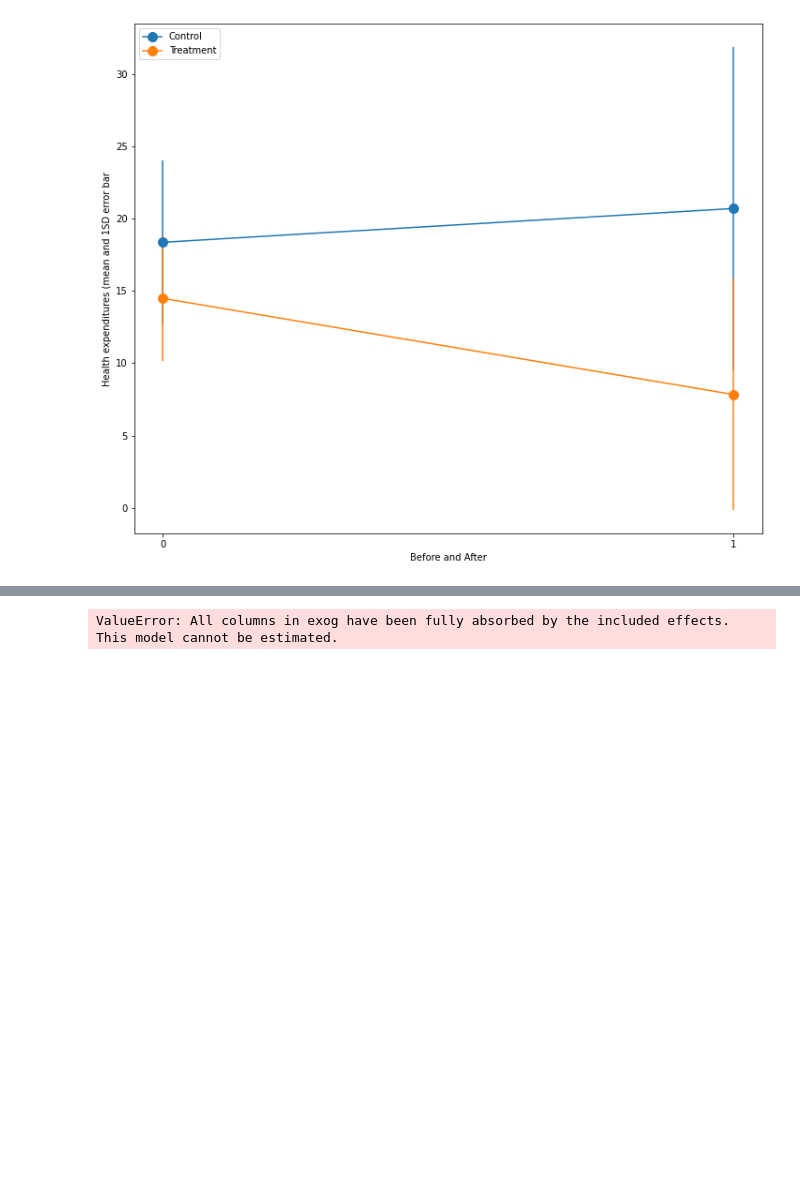
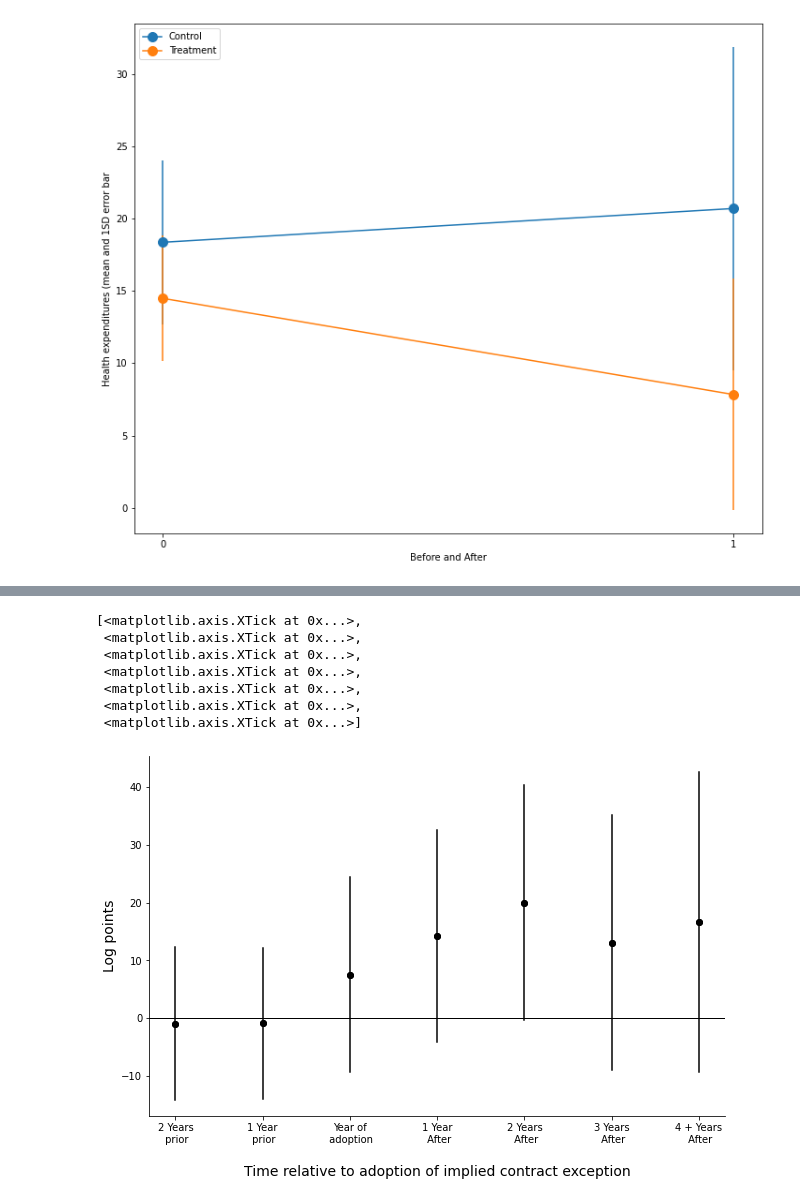
Before and after one commit to d2cml-ai/python_visual_library, a Jupyter notebook: python_notebooks/05_difference_in_differences.ipynb, the cells around one changed output, grey strips where cells are left out. Cells and saved outputs as stored; diff of their text form; code cells hidden in the pictures; blank space fills up the shorter version.

```diff
--- a/python_notebooks/05_difference_in_differences.ipynb
+++ b/python_notebooks/05_difference_in_differences.ipynb
@@ -66,17 +66,59 @@ data4 = data3[data3['state'] != 98.0]
 data4['year'] = pd.to_numeric(data4['year'])
 data4["trend"] = data4["year"]-78
 
-data4["state_trend"] = data4["state"]/data4["trend"]
+data4["state_trend"] = data4["state"]+data4["trend"]
+# data4['state_trend'] = [(s,y) for s,y in zip(data4.state, data4.trend)]
 data4['annemp'] = pd.to_numeric(data4['annemp'])
 data4["state_year"] = [(s,y) for s,y in zip(data4.state, data4.year)]
+# data4
+# %%
+admico_list = ["admico_2", "admico_1", "admico0", "admico1", "admico2", "admico3", "mico4"]
 # %%
 data5 = data4[['state', 'year','state_year', 'state_trend','annemp', 'lnths','admico_2', 'admico_1', 'admico0', 'admico1', 'admico2', 'admico3', 'mico4', 'admppa_2', 'admppa_1', 'admppa0', 'admppa1', 'admppa2', 'admppa3', 'mppa4','admgfa_2','admgfa_1', 'admgfa0','admgfa1', 'admgfa2','admgfa3', 'mgfa4', 'trend']]
-data5_reset=data5.set_index(['state_year', 'state_trend'])
+data5_reset=data5.set_index(['state', 'state_trend'])
 
-formula = 'lnths ~ np.log10(data5_reset.annemp) + admico_2 + admico_1 + admico0 + admico1 + admico2 + admico3 + mico4 + admppa_2 + admppa_1 + admppa0 + admppa1 + admppa2 + admppa3 + mppa4 + admgfa_2 + admgfa_1 + admgfa0 + admgfa1 + admgfa2 + admgfa3 + mgfa4 - 1'
+formula = '''lnths ~
+np.log(data5_reset.annemp) + + admico_2 + admico_1 + admico0 + admico1 + admico2 + admico3 + mico4 + admppa_2 + admppa_1 + admppa0 + admppa1 + admppa2 + admppa3 + mppa4 + admgfa_2 + admgfa_1  + admgfa0 + admgfa1 + admgfa2 + admgfa3 + mgfa4 - 1
+'''
 y, x_data = patsy.dmatrices(formula, data5_reset, return_type = 'dataframe')
 
 fixed = fe(y, exog = x_data, entity_effects = True, time_effects = True, drop_absorbed=True).fit(cov_type = 'clustered', cluster_entity = True)
-print(fixed)
+# fixed.summary().tables[1]
-# %% [output]
-ValueError: All columns in exog have been fully absorbed by the included effects. This model cannot be estimated.
+# %%
+df_a = np.float_(pd.DataFrame(fixed.summary.tables[1].data).iloc[2:9, [1, 5, 6]]) * 100 + 7.9
+df_a
+df = pd.DataFrame(df_a, columns=['point', 'l', 'u'])
+df['admico'] = admico_list
+df['xpos'] = range(len(admico_list))
+df1 = pd.melt(df, id_vars=['point', 'admico', 'xpos'], value_vars=['l', 'u'])
+# %%
+fig = plt.figure(figsize=(8, 5), facecolor = 'white')
+ax = fig.add_axes([.1, 1, 1, 1])
+plt.scatter('xpos', 'point', data = df1, c = 'black')
+for i in admico_list:
+    ref_data = df1[df1.admico ==i]
+    plt.plot('xpos', 'value', data = ref_data, c = 'black')
+ax.spines[['top', 'right']].set_visible(False)
+
+plt.xlabel("\nTime relative to adoption of implied contract exception", size = 14)
+plt.ylabel("Log points", size = 14)
+plt.axhline(0, lw = 1, c = "black")
+
+x_lbls = [
+    '2 Years\n prior', '1 Year\n prior', 'Year of\n adoption',
+    '1 Year\n After', '2 Years\n After', '3 Years\n After',
+    '4 + Years\n After'
+]
+
+
+ax.set_xticklabels(x_lbls)
+ax.set_xticks(range(len(x_lbls)))
+# %% [output]
+[<matplotlib.axis.XTick at 0x...>,
+ <matplotlib.axis.XTick at 0x...>,
+ <matplotlib.axis.XTick at 0x...>,
+ <matplotlib.axis.XTick at 0x...>,
+ <matplotlib.axis.XTick at 0x...>,
+ <matplotlib.axis.XTick at 0x...>,
+ <matplotlib.axis.XTick at 0x...>]
+[figure, added]
```
Also changed, not shown: parts of 3 cells of this notebook, 2 other files.
